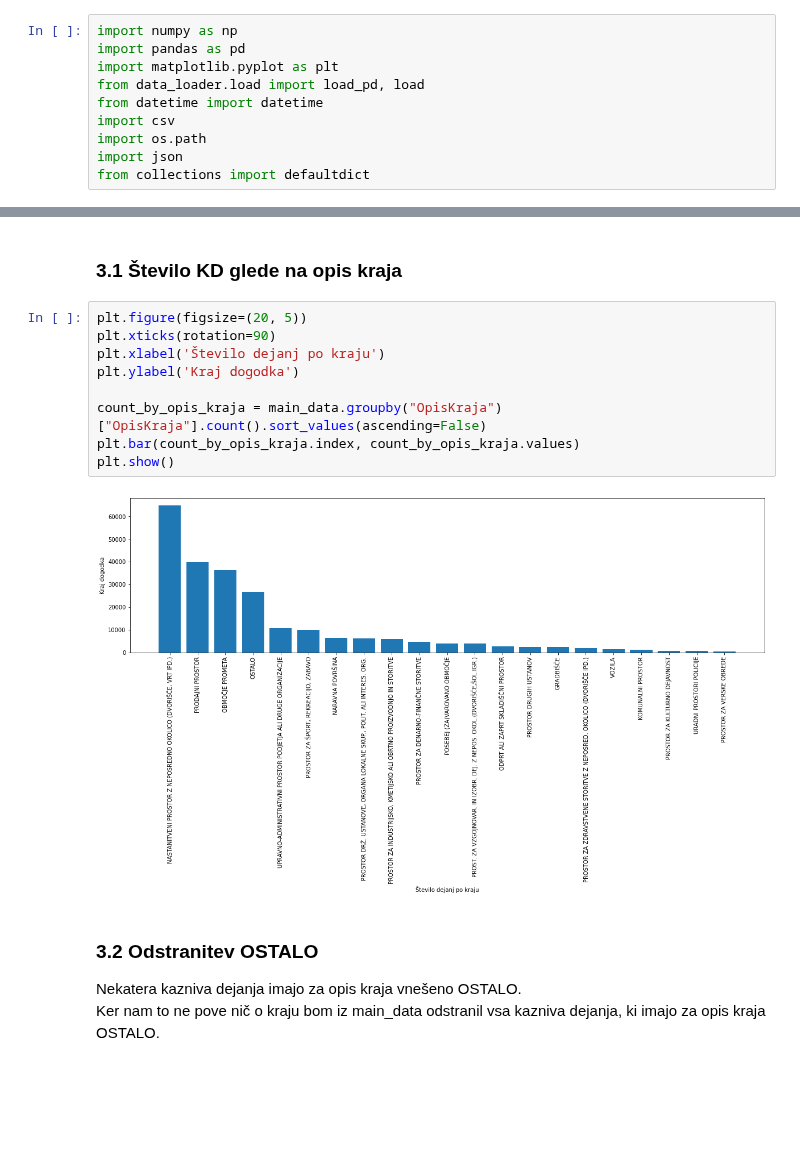
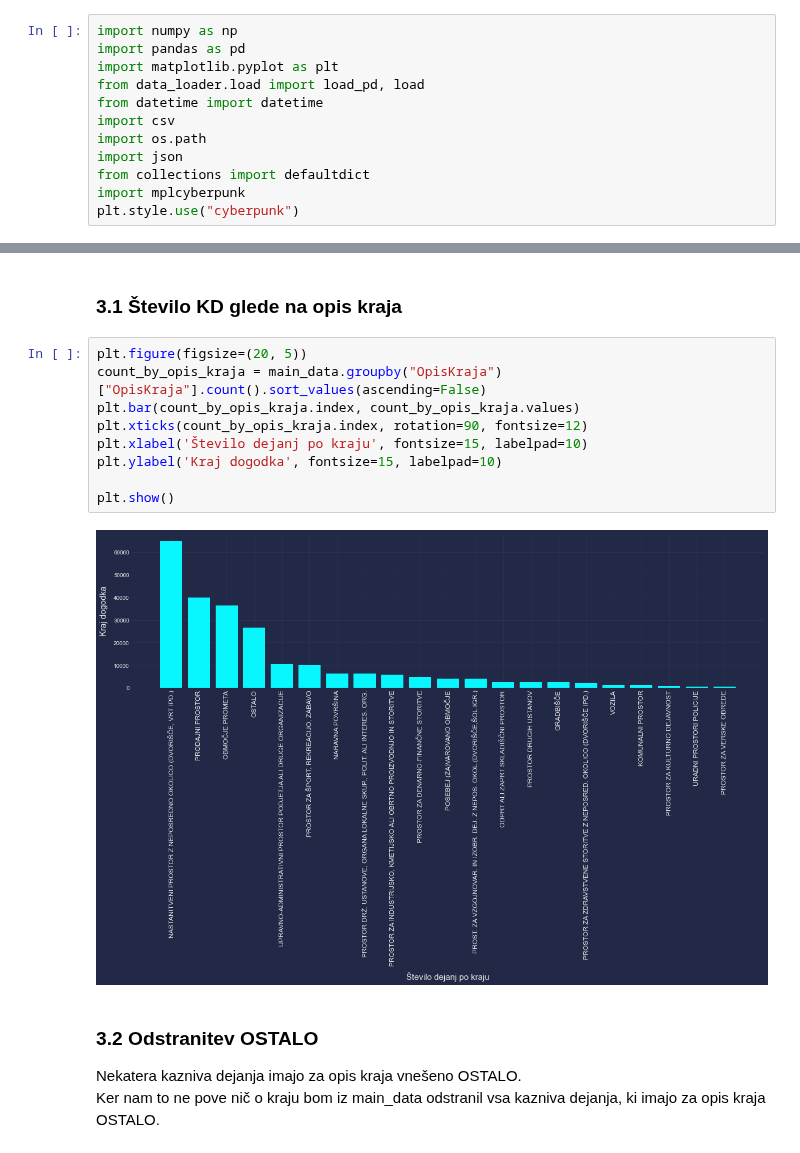
Before and after one commit to zrezke/PR21mlfjis, a Jupyter notebook: data_processing/varnost_tipa_stavbe.ipynb, the cells around one changed output, grey strips where cells are left out. Cells and saved outputs as stored; diff of their text form; blank space fills up the shorter version.

```diff
--- a/data_processing/varnost_tipa_stavbe.ipynb
+++ b/data_processing/varnost_tipa_stavbe.ipynb
@@ -10,6 +10,8 @@ import csv
 import os.path
 import json
 from collections import defaultdict
+import mplcyberpunk
+plt.style.use("cyberpunk")
 # %% [markdown]
 ## 2.) Read Data
 # %%
@@ -40,15 +44,15 @@ dataset_place_types: np.array = main_data["OpisKraja"].unique()
 ### 3.1 Število KD glede na opis kraja
 # %%
 plt.figure(figsize=(20, 5))
-plt.xticks(rotation=90)
-plt.xlabel('Število dejanj po kraju')
-plt.ylabel('Kraj dogodka')
-
 count_by_opis_kraja = main_data.groupby("OpisKraja")["OpisKraja"].count().sort_values(ascending=False)
 plt.bar(count_by_opis_kraja.index, count_by_opis_kraja.values)
+plt.xticks(count_by_opis_kraja.index, rotation=90, fontsize=12)
+plt.xlabel('Število dejanj po kraju', fontsize=15, labelpad=10)
+plt.ylabel('Kraj dogodka', fontsize=15, labelpad=10)
+
 plt.show()
 # %% [output]
-[figure, old version]
+[figure, new version]
 # %% [markdown]
 ### 3.2 Odstranitev OSTALO
 Nekatera kazniva dejanja imajo za opis kraja vnešeno OSTALO.
```
Also changed, not shown: parts of 3 cells of this notebook, 4 other files.
